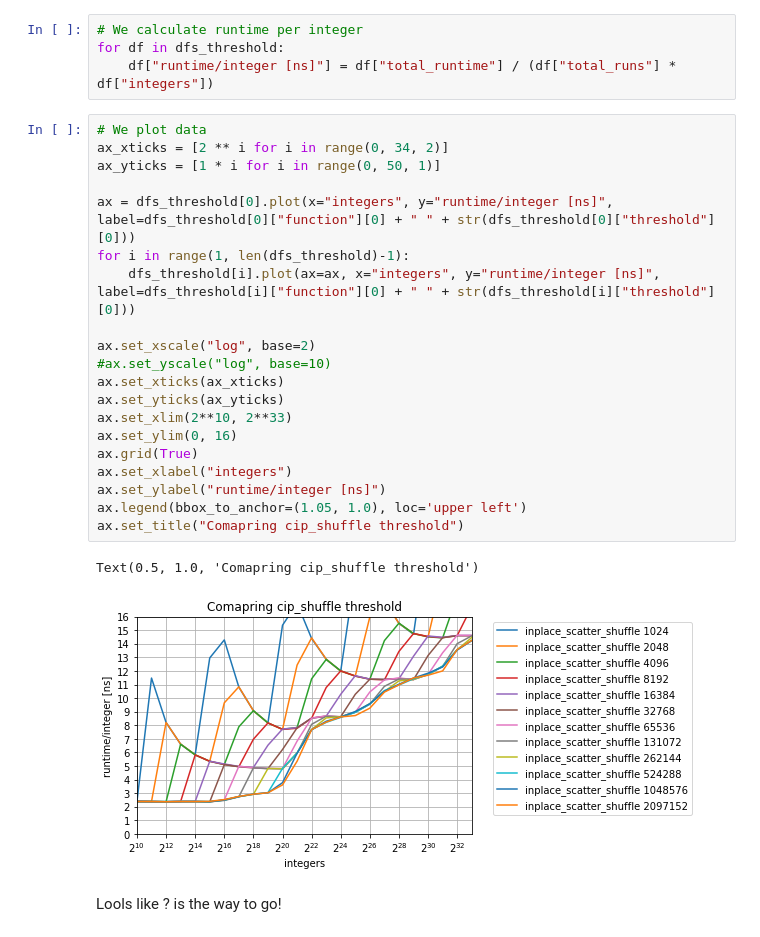
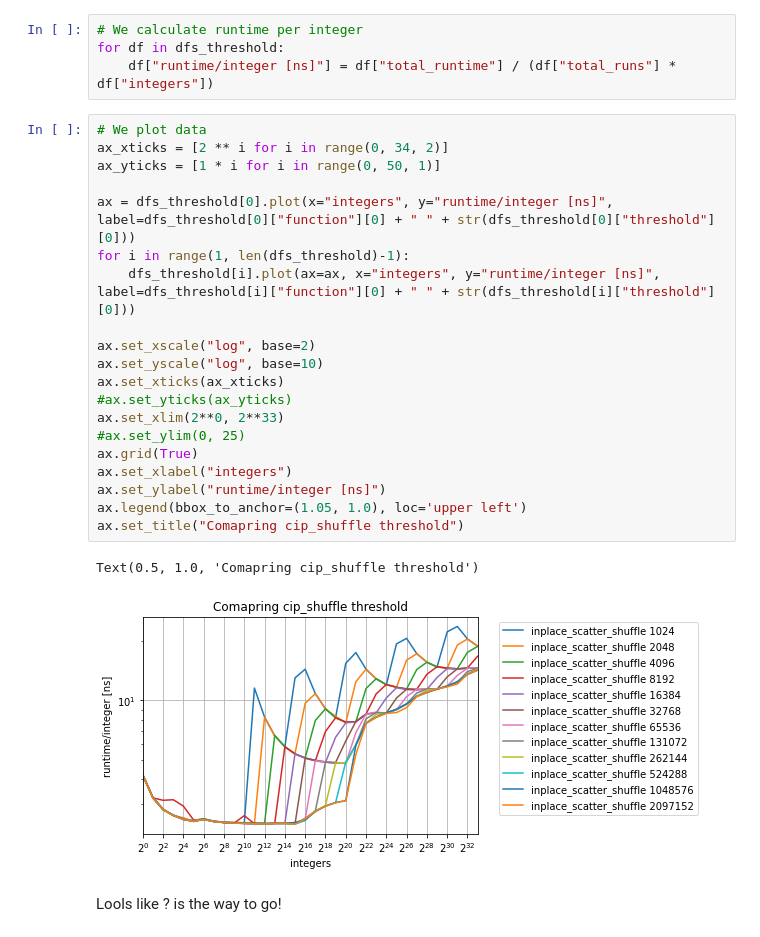
Before and after one commit to pengilton/cip_shuffle, a Jupyter notebook: benchmarks/evaluation/09_analysis_cip_shuffle_threshold.ipynb, the cells around one changed output. Cells and saved outputs as stored; diff of their text form.

```diff
--- a/benchmarks/evaluation/09_analysis_cip_shuffle_threshold.ipynb
+++ b/benchmarks/evaluation/09_analysis_cip_shuffle_threshold.ipynb
@@ -37,26 +37,26 @@ for df in dfs_threshold:
 # %%
 # We plot data
 ax_xticks = [2 ** i for i in range(0, 34, 2)]
 ax_yticks = [1 * i for i in range(0, 50, 1)]
 
 ax = dfs_threshold[0].plot(x="integers", y="runtime/integer [ns]", label=dfs_threshold[0]["function"][0] + " " + str(dfs_threshold[0]["threshold"][0]))
 for i in range(1, len(dfs_threshold)-1):
     dfs_threshold[i].plot(ax=ax, x="integers", y="runtime/integer [ns]", label=dfs_threshold[i]["function"][0] + " " + str(dfs_threshold[i]["threshold"][0]))
 
 ax.set_xscale("log", base=2)
-#ax.set_yscale("log", base=10)
+ax.set_yscale("log", base=10)
 ax.set_xticks(ax_xticks)
-ax.set_yticks(ax_yticks)
-ax.set_xlim(2**10, 2**33)
-ax.set_ylim(0, 16)
+#ax.set_yticks(ax_yticks)
+ax.set_xlim(2**0, 2**33)
+#ax.set_ylim(0, 25)
 ax.grid(True)
 ax.set_xlabel("integers")
 ax.set_ylabel("runtime/integer [ns]")
 ax.legend(bbox_to_anchor=(1.05, 1.0), loc='upper left')
 ax.set_title("Comapring cip_shuffle threshold")
 # %% [output]
 Text(0.5, 1.0, 'Comapring cip_shuffle threshold')
-[figure, old version]
+[figure, new version]
 # %% [markdown]
 Lools like ? is the way to go!
 # %%
```
Also changed, not shown: 3 other files.
